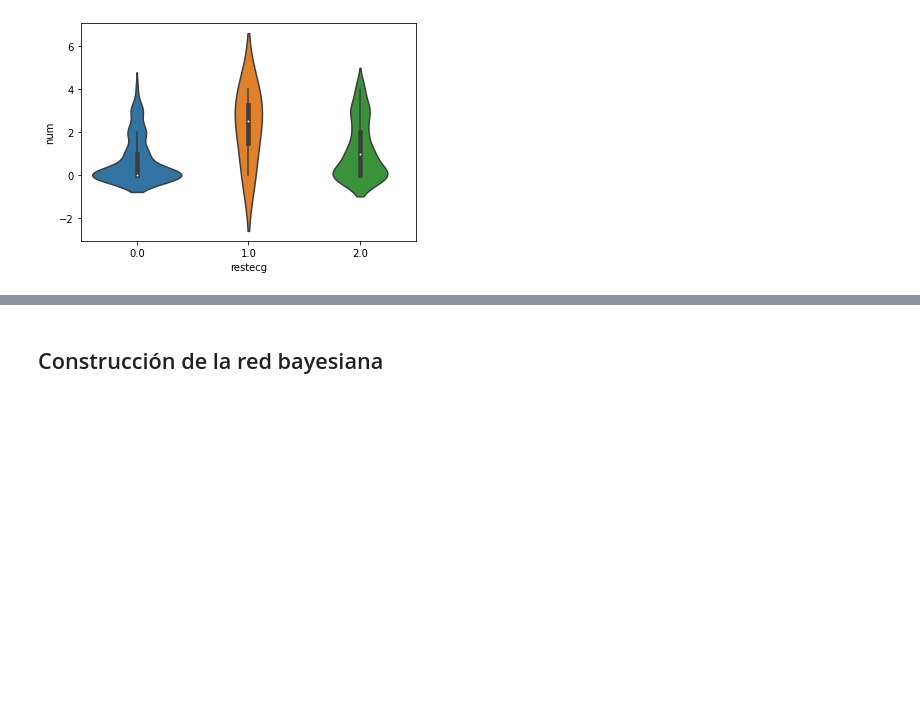
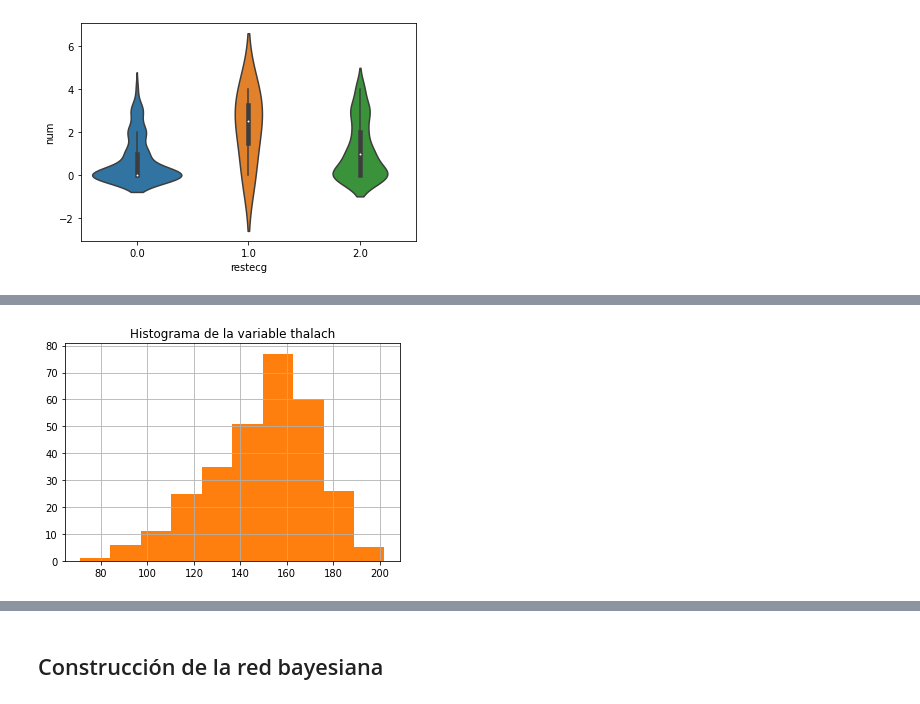
Before and after one commit to karen0c/Proyecto_1_ACTD, a Jupyter notebook: Análisis de datos.ipynb, the cells around one changed output, grey strips where cells are left out. Drawn from its saved outputs; the diff is of its cells as text; code cells hidden in the pictures; blank space fills up the shorter version.

Commit message:
análisis de variables completas

```diff
--- a/Análisis de datos.ipynb
+++ b/Análisis de datos.ipynb
@@ -426,0 +444,7 @@ plt.show()
+# %%
+# Histograma
+datos_iniciales["thalach"].hist()
+datos_iniciales["thalach"].hist().set_title('Histograma de la variable thalach')
+plt.show()
+# %% [output]
+[figure, added]
```
Also changed, not shown: parts of 32 cells of this notebook.
